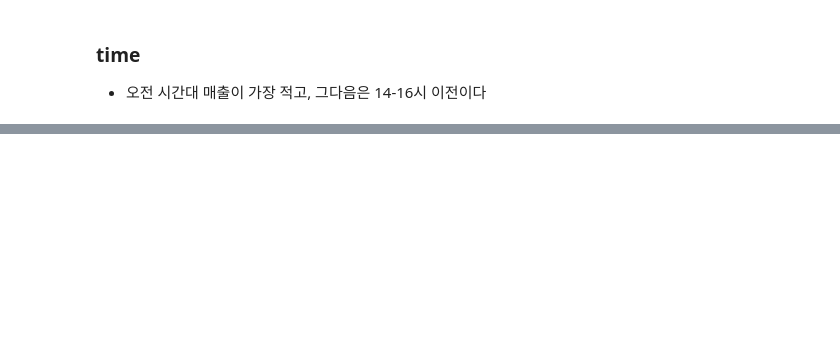
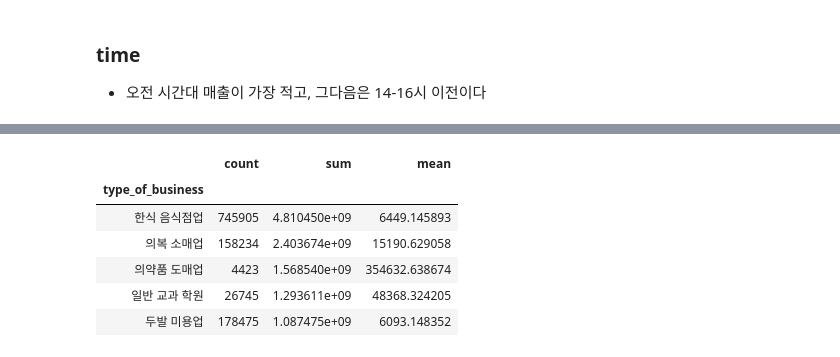
Before and after one commit to bbiyongel/Dacon_funda, a Jupyter notebook: EDA.ipynb, the cells around one changed output, grey strips where cells are left out. Saved outputs shown, nothing was run; the diff lists cells and outputs as text; code cells hidden in the pictures; blank space fills up the shorter version.

```diff
--- a/EDA.ipynb
+++ b/EDA.ipynb
@@ -78,0 +114,10 @@ plt.show()
+# %%
+sample.sort_values('sum',ascending = False).head(5)
+# %% [output]
+|  | count | sum | mean |
+| type_of_business |  |  |  |
+| 한식 음식점업 | 745905 | 4.810450e+09 | 6449.145893 |
+| 의복 소매업 | 158234 | 2.403674e+09 | 15190.629058 |
+| 의약품 도매업 | 4423 | 1.568540e+09 | 354632.638674 |
+| 일반 교과 학원 | 26745 | 1.293611e+09 | 48368.324205 |
+| 두발 미용업 | 178475 | 1.087475e+09 | 6093.148352 |
```
Also changed, not shown: parts of 9 cells of this notebook.
